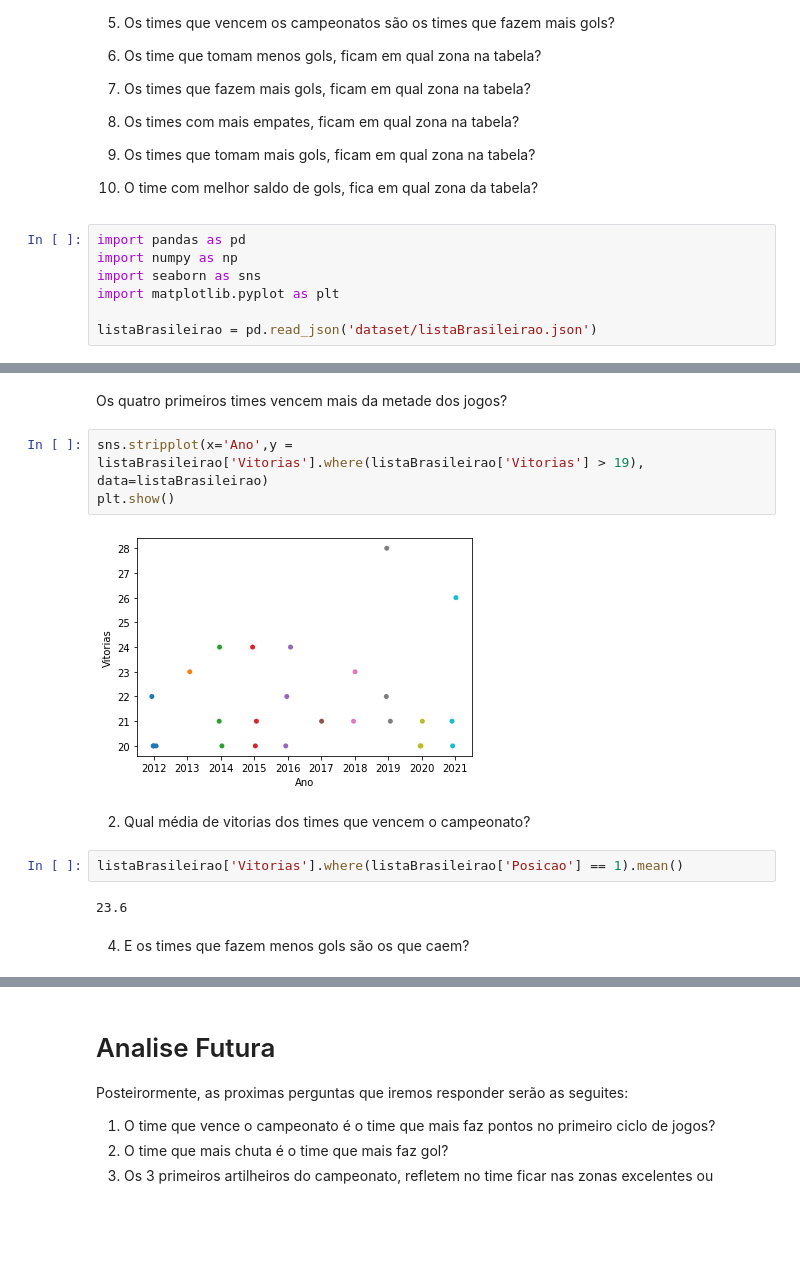
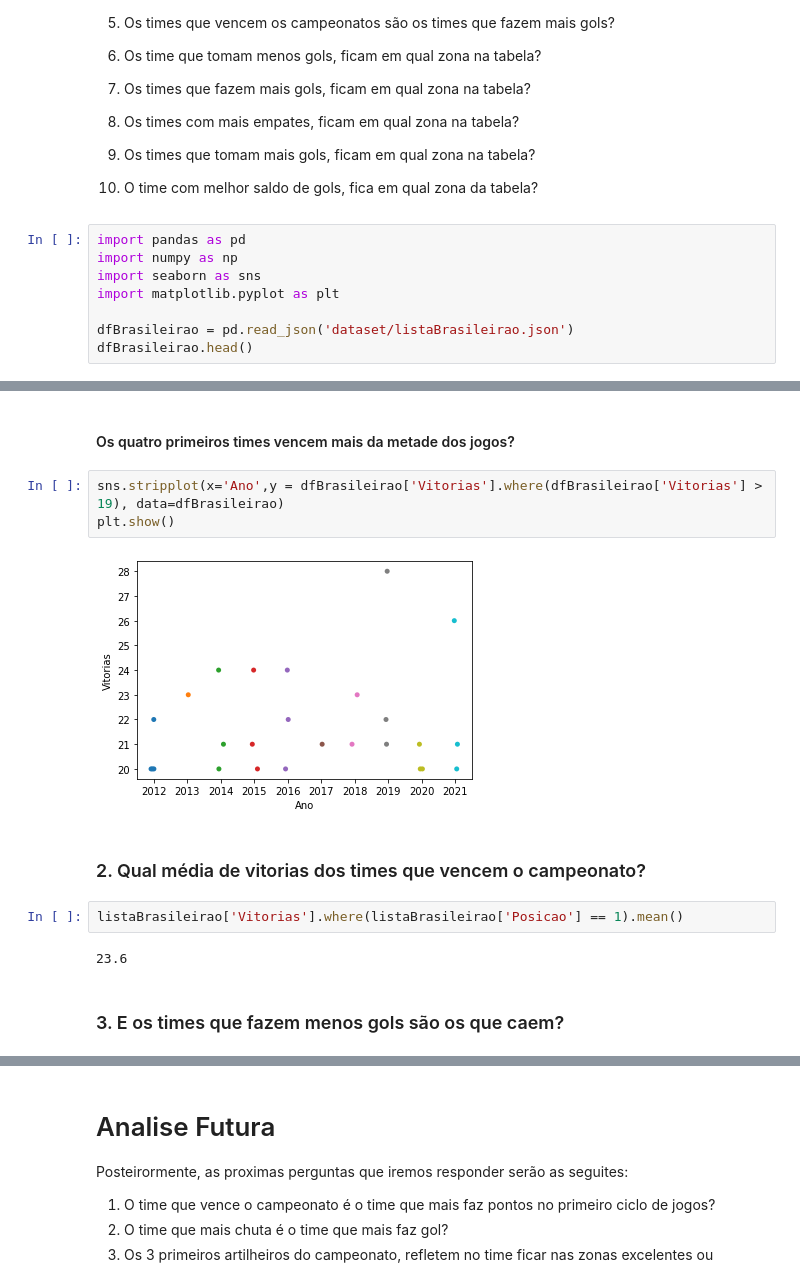
Before and after one commit to bjbomfim/INF1032_AnaliseDeDados_Brasileirao, a Jupyter notebook: primeiraEntrega.ipynb, the cells around one changed output, grey strips where cells are left out. Cells and saved outputs as stored; diff of their text form; blank space fills up the shorter version.

```diff
--- a/primeiraEntrega.ipynb
+++ b/primeiraEntrega.ipynb
@@ -48,5 +47,6 @@ import numpy as np
 import seaborn as sns
 import matplotlib.pyplot as plt
 
-listaBrasileirao = pd.read_json('dataset/listaBrasileirao.json')
+dfBrasileirao = pd.read_json('dataset/listaBrasileirao.json')
+dfBrasileirao.head()
 # %% [output]
@@ -63,19 +105,19 @@ sns.countplot(listaBrasileirao['Posicao'].where(listaBrasileirao['Vitorias'] > 1
 # %% [output]
 [figure]
 # %% [markdown]
-Os quatro primeiros times vencem mais da metade dos jogos?
+#### Os quatro primeiros times vencem mais da metade dos jogos?
 # %%
-sns.stripplot(x='Ano',y = listaBrasileirao['Vitorias'].where(listaBrasileirao['Vitorias'] > 19), data=listaBrasileirao)
+sns.stripplot(x='Ano',y = dfBrasileirao['Vitorias'].where(dfBrasileirao['Vitorias'] > 19), data=dfBrasileirao)
 plt.show()
 # %% [output]
-[figure, old version]
+[figure, new version]
 # %% [markdown]
-2. Qual média de vitorias dos times que vencem o campeonato?
+### 2. Qual média de vitorias dos times que vencem o campeonato?
 # %%
 listaBrasileirao['Vitorias'].where(listaBrasileirao['Posicao'] == 1).mean()
 # %% [output]
 23.6
 # %% [markdown]
-4. E os times que fazem menos gols são os que caem?
+### 3. E os times que fazem menos gols são os que caem?
 # %%
 
```
Also changed, not shown: parts of 11 cells of this notebook.
